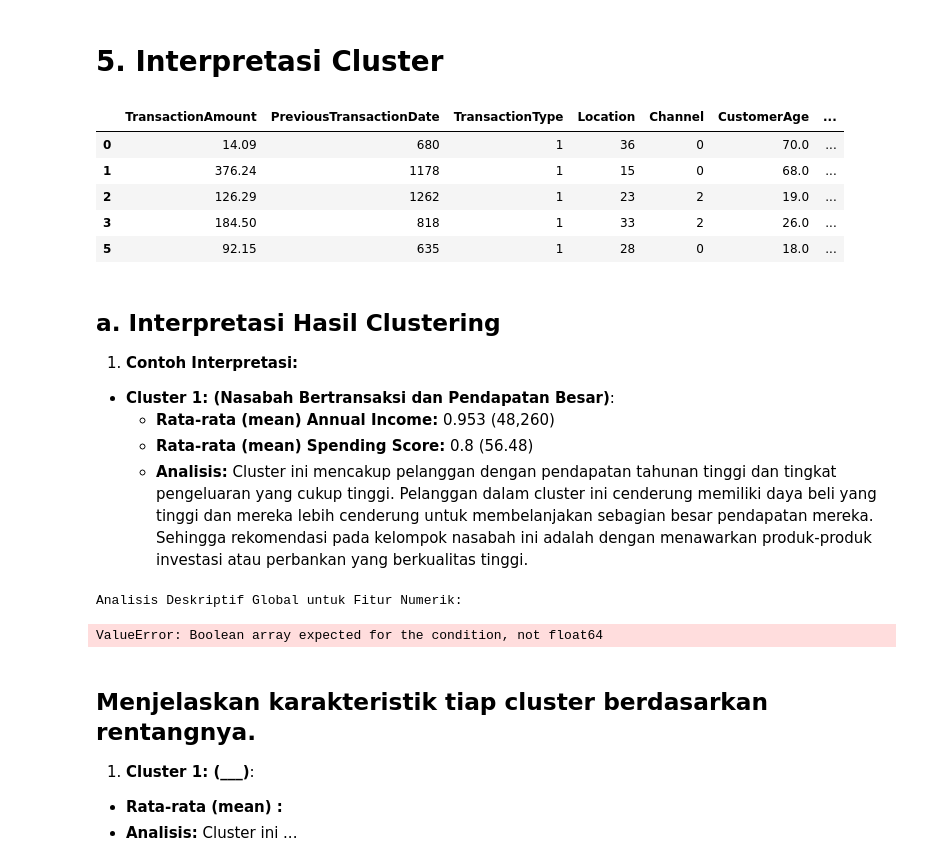
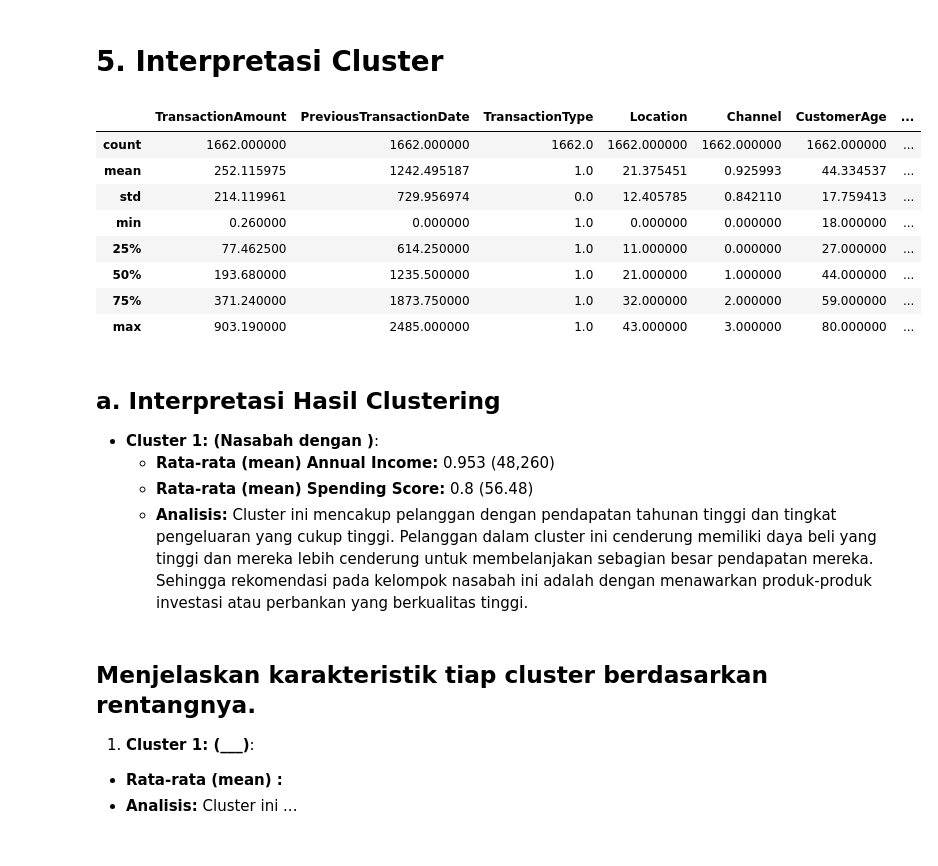
Before and after one commit to Hijaan/Dicoding_HIjaan, a Jupyter notebook: [Clustering]_Submission_Akhir_BMLP_Hasbi.ipynb, the cells around one changed output. Drawn from its saved outputs; the diff is of its cells as text; code cells hidden in the pictures.

```diff
--- a/[Clustering]_Submission_Akhir_BMLP_Hasbi.ipynb
+++ b/[Clustering]_Submission_Akhir_BMLP_Hasbi.ipynb
@@ -413,46 +443,24 @@ joblib.dump(final_df, "PCA_model_clustering.h5")
 ['PCA_model_clustering.h5']
 # %% [markdown]
 # **5. Interpretasi Cluster**
-# %%
-# This cell seems to contain code that refers to a column ('AnnualIncome') not present in the dataset.
-# It is being removed to fix the KeyError.
-
-# The original content was:
-df.head()
-# %% [output]
-|  | TransactionAmount | PreviousTransactionDate | TransactionType | Location | Channel | CustomerAge | ... |
-| 0 | 14.09 | 680 | 1 | 36 | 0 | 70.0 | ... |
-| 1 | 376.24 | 1178 | 1 | 15 | 0 | 68.0 | ... |
-| 2 | 126.29 | 1262 | 1 | 23 | 2 | 19.0 | ... |
-| 3 | 184.50 | 818 | 1 | 33 | 2 | 26.0 | ... |
-| 5 | 92.15 | 635 | 1 | 28 | 0 | 18.0 | ... |
+# %%
+df_clean.describe()
+# %% [output]
+|  | TransactionAmount | PreviousTransactionDate | TransactionType | Location | Channel | CustomerAge | ... |
+| count | 1662.000000 | 1662.000000 | 1662.0 | 1662.000000 | 1662.000000 | 1662.000000 | ... |
+| mean | 252.115975 | 1242.495187 | 1.0 | 21.375451 | 0.925993 | 44.334537 | ... |
+| std | 214.119961 | 729.956974 | 0.0 | 12.405785 | 0.842110 | 17.759413 | ... |
+| min | 0.260000 | 0.000000 | 1.0 | 0.000000 | 0.000000 | 18.000000 | ... |
+| 25% | 77.462500 | 614.250000 | 1.0 | 11.000000 | 0.000000 | 27.000000 | ... |
+| 50% | 193.680000 | 1235.500000 | 1.0 | 21.000000 | 1.000000 | 44.000000 | ... |
+| 75% | 371.240000 | 1873.750000 | 1.0 | 32.000000 | 2.000000 | 59.000000 | ... |
+| max | 903.190000 | 2485.000000 | 1.0 | 43.000000 | 3.000000 | 80.000000 | ... |
 # %% [markdown]
 ## **a. Interpretasi Hasil Clustering**
-1. **Contoh Interpretasi:**
-- **Cluster 1: (Nasabah Bertransaksi dan Pendapatan Besar)**:
+- **Cluster 1: (Nasabah dengan )**:
   - **Rata-rata (mean) Annual Income:** 0.953 (48,260)
   - **Rata-rata (mean) Spending Score:** 0.8 (56.48)
   - **Analisis:** Cluster ini mencakup pelanggan dengan pendapatan tahunan tinggi dan tingkat pengeluaran yang cukup tinggi. Pelanggan dalam cluster ini cenderung memiliki daya beli yang tinggi dan mereka lebih cenderung untuk membelanjakan sebagian besar pendapatan mereka. Sehingga rekomendasi pada kelompok nasabah ini adalah dengan menawarkan produk-produk investasi atau perbankan yang berkualitas tinggi.
-# %%
-print("Analisis Deskriptif Global untuk Fitur Numerik:\n")
-global_description = df[numerical_df_cleaned].describe().transpose()
-print(global_description)
-print("\n" + "="*80 + "\n")
-
-# 4. Analisis Deskriptif dengan Groupby
-for cat_feature in categorical_features:
-    print(f"Analisis Agregasi berdasarkan '{cat_feature}':\n")
-
-    # Menggunakan agg untuk mendapatkan mean, min, max, count, std, dan median dalam satu operasi
-    grouped_agg = df_cleaned.groupby(cat_feature)[numeric_features].agg(['mean', 'min', 'max', 'count', 'std', 'median'])
-
-    # Menampilkan hasilnya
-    # Saya akan menampilkan output dalam format yang mudah dibaca dengan print
-    print(grouped_agg)
-    print("\n" + "="*80 + "\n")
-# %% [output]
-Analisis Deskriptif Global untuk Fitur Numerik:
-ValueError: Boolean array expected for the condition, not float64
 # %% [markdown]
 ## Menjelaskan karakteristik tiap cluster berdasarkan rentangnya.
 1. **Cluster 1: (___)**:
```
Also changed, not shown: parts of 15 cells of this notebook.
